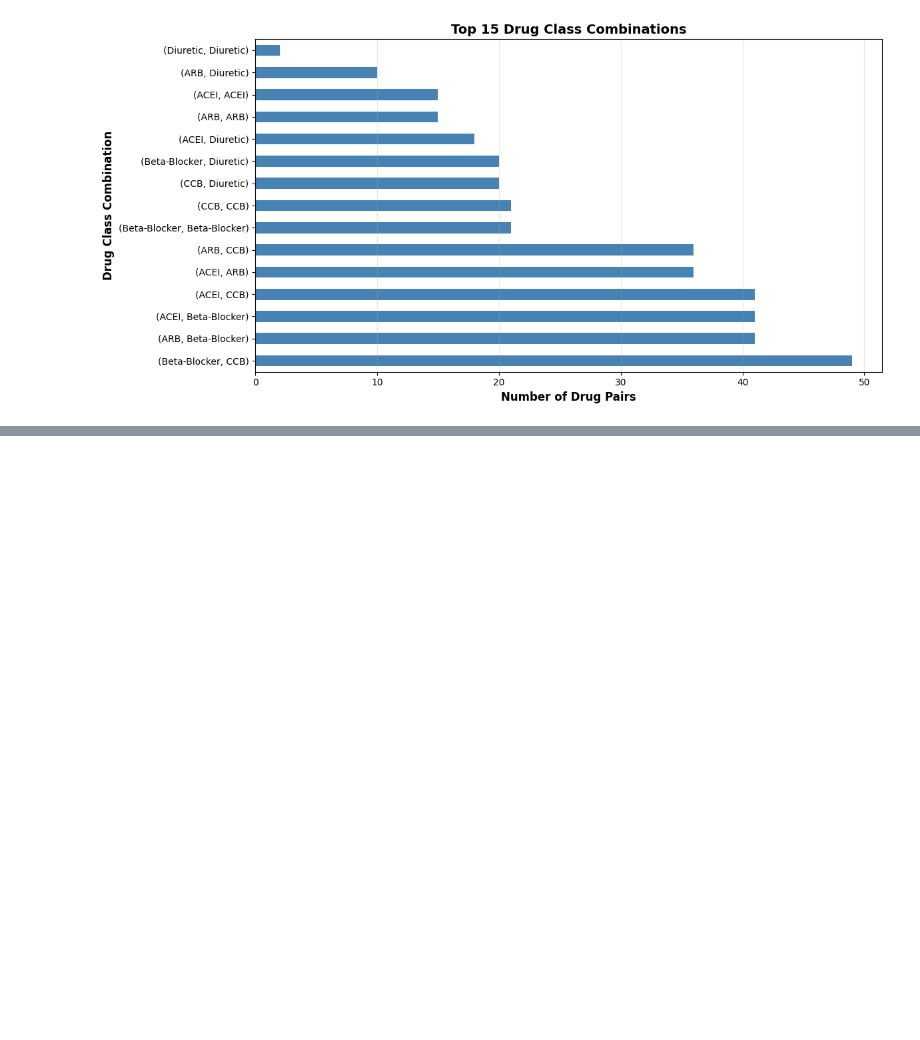
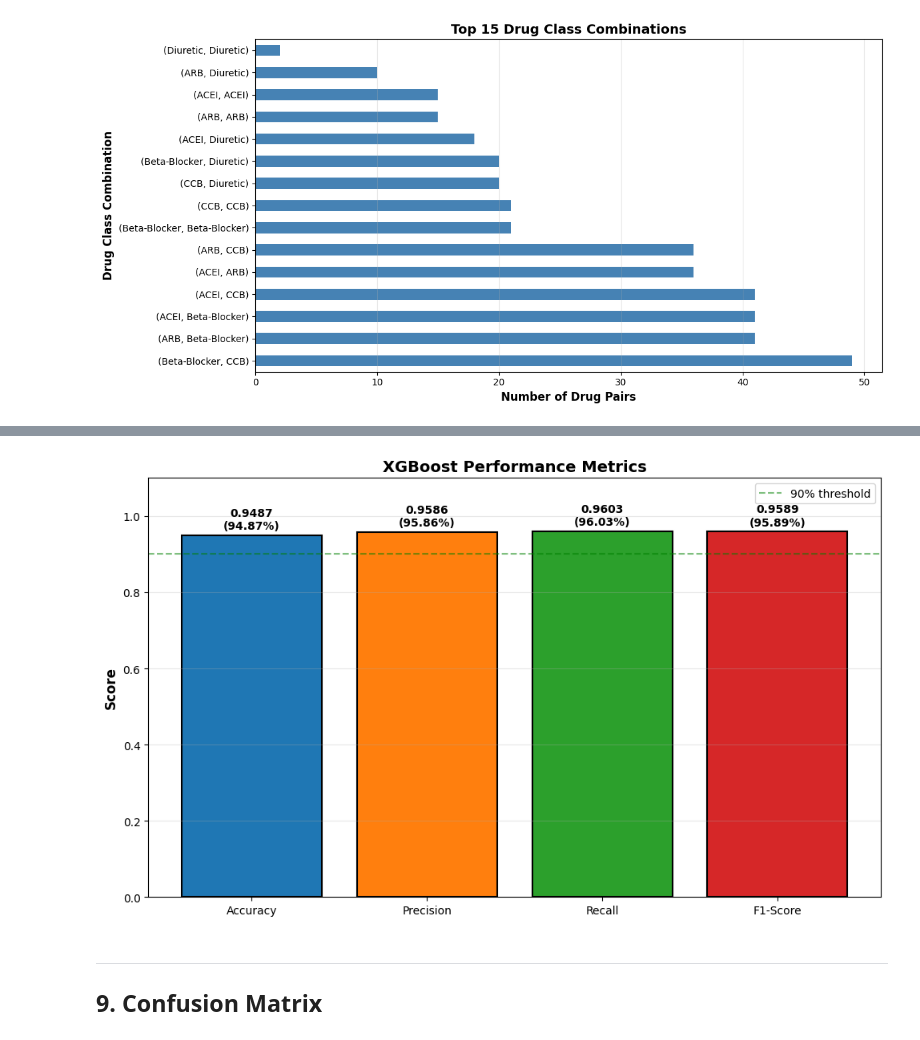
Before and after one commit to JohnnyRobs19/FYP-Hypertension-DDI-Detection, a Jupyter notebook: XGBoost_DDI_Analysis_and_Training.ipynb, the cells around one changed output, grey strips where cells are left out. Drawn from its saved outputs; the diff is of its cells as text; code cells hidden in the pictures; blank space fills up the shorter version.

Commit message:
Insert XAI in XGBoost

```diff
--- a/XGBoost_DDI_Analysis_and_Training.ipynb
+++ b/XGBoost_DDI_Analysis_and_Training.ipynb
@@ -1127,0 +567,17 @@ COMPARATIVE ANALYSIS
+# %%
+# Update xgb_model with optimized parameters
+print("\n" + "="*80)
+print("UPDATING PRIMARY MODEL WITH OPTIMIZED PARAMETERS")
+print("="*80)
+
+# Replace the baseline model with the optimized one
+xgb_model = xgb_optimized
+
+# Regenerate predictions with optimized model
+y_pred = xgb_model.predict(X_test)
+
+print("\n✓ Primary model (xgb_model) updated with GridSearchCV best parameters")
+print("✓ All subsequent analyses will use the optimized model")
+print("\n📊 Optimized Model Parameters:")
+for param, value in grid_search.best_params_.items():
+    print(f"  - {param}: {value}")
@@ -1127,0 +710,33 @@ COMPARATIVE ANALYSIS
+# %%
+# Visualize metrics
+metrics_df = pd.DataFrame({
+    'Metric': ['Accuracy', 'Precision', 'Recall', 'F1-Score'],
+    'Score': [accuracy, precision, recall, f1]
+})
+
+fig, ax = plt.subplots(figsize=(10, 6))
+bars = ax.bar(metrics_df['Metric'], metrics_df['Score'],
+              color=['#1f77b4', '#ff7f0e', '#2ca02c', '#d62728'],
+              edgecolor='black', linewidth=1.5)
+
+# Add value labels
+for bar, score in zip(bars, metrics_df['Score']):
+    height = bar.get_height()
+    ax.text(bar.get_x() + bar.get_width()/2., height + 0.01,
+            f'{score:.4f}\n({score*100:.2f}%)',
+            ha='center', va='bottom', fontweight='bold')
+
+ax.set_ylim(0, 1.1)
+ax.set_ylabel('Score', fontsize=12, fontweight='bold')
+ax.set_title('XGBoost Performance Metrics', fontsize=14, fontweight='bold')
+ax.axhline(y=0.9, color='green', linestyle='--', alpha=0.5, label='90% threshold')
+ax.legend()
+ax.grid(axis='y', alpha=0.3)
+plt.tight_layout()
+plt.show()
+# %% [output]
+[figure, added]
+# %% [markdown]
+---
+
+## 9. Confusion Matrix
```
Also changed, not shown: parts of 72 cells of this notebook.
